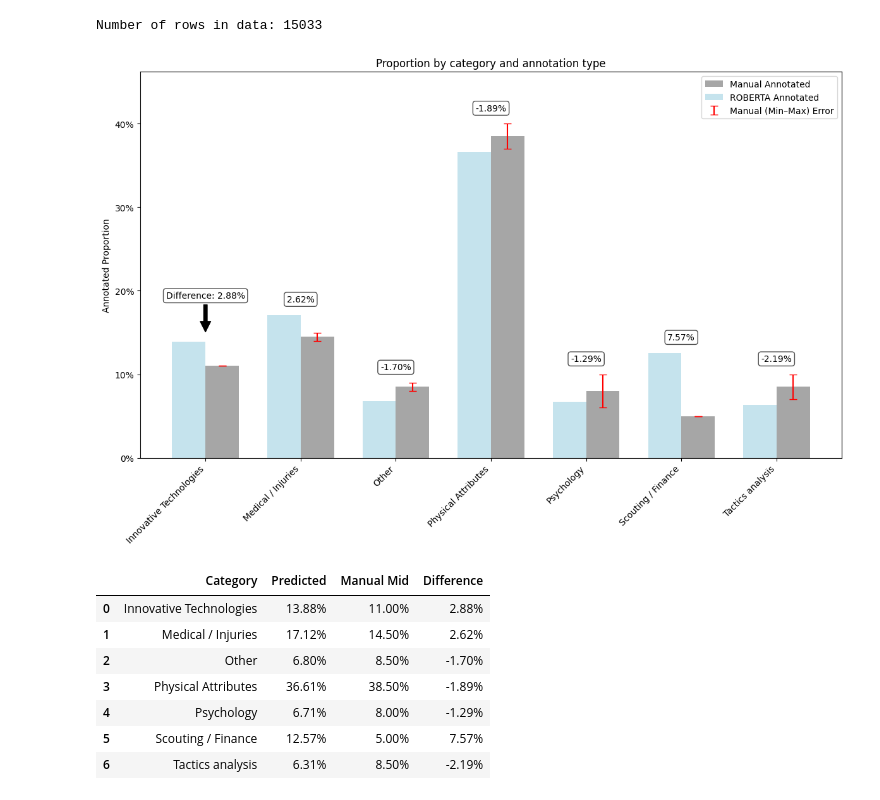
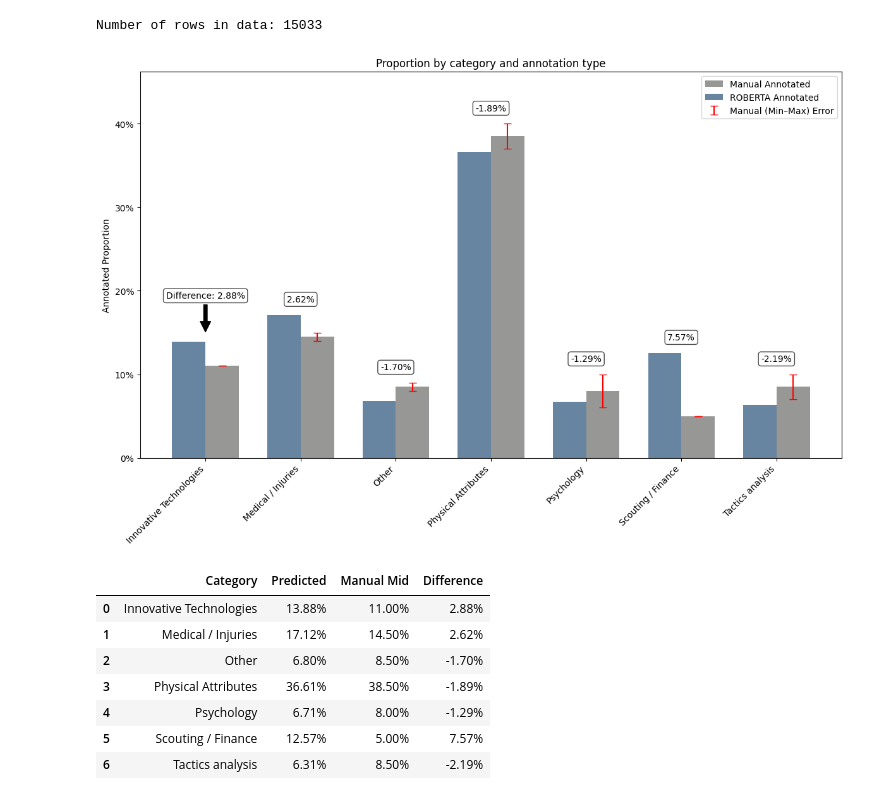
Before and after one commit to franekl/soccer-research-evolution, a Jupyter notebook: albert/KAPPA_score.ipynb, the cells around one changed output. Saved outputs shown, nothing was run; the diff lists cells and outputs as text; code cells hidden in the pictures.

Commit message:
updated the color palette for the roberta plot

```diff
--- a/albert/KAPPA_score.ipynb
+++ b/albert/KAPPA_score.ipynb
@@ -151,8 +151,8 @@ manual_mid_vals = [(mn + mx) / 2 for mn, mx in zip(manual_min_vals, manual_max_v
 errors = [(mx - mn) / 2 for mn, mx in zip(manual_min_vals, manual_max_vals)]
 
 rects1 = ax.bar(x + width/2, manual_mid_vals, width,
-                label='Manual Annotated', color='grey', alpha=0.7)
-rects2 = ax.bar(x - width/2, pred_vals, width, label='ROBERTA Annotated', color='lightblue', alpha=0.7)
+                label='Manual Annotated', color='#7d7f7c', alpha=0.8)
+rects2 = ax.bar(x - width/2, pred_vals, width, label='ROBERTA Annotated', color='#416788', alpha=0.8)
 
 ax.errorbar(x + width/2, manual_mid_vals, yerr=errors, fmt='none',
             ecolor='red', capsize=4, label='Manual (Min–Max) Error')
@@ -167,34 +167,34 @@ ax.legend()
 ax.set_ylim(0, ax.get_ylim()[1] * 1.1)
 
 for i, diff in enumerate(differences):
     diff_percent = diff * 100
     if i == 0:
         ax.annotate(
             f'Difference: {diff_percent:.2f}%',
             xy=(x[i], max(pred_vals[i], manual_max_vals[i]) + 0.01),
             xytext=(x[i], max(pred_vals[i], manual_max_vals[i]) + 0.05),
             arrowprops=dict(facecolor='black', shrink=0.05),
             ha='center',
             va='bottom',
             bbox=dict(boxstyle='round,pad=0.3', edgecolor='black', facecolor='white', alpha=0.7)
         )
     else:
         ax.annotate(
             f'{diff_percent:.2f}%',
             xy=(x[i], max(pred_vals[i], manual_max_vals[i]) + 0.01),
             xytext=(0, 3),  # 3 points vertical offset
             textcoords='offset points',
             ha='center',
             va='bottom',
             bbox=dict(boxstyle='round,pad=0.3', edgecolor='black', facecolor='white', alpha=0.7)
         )
 
 fig.tight_layout()
 plt.tight_layout()
 plt.savefig(f"kappa.jpg", dpi=400)
 plt.show()
 # %% [output]
-[figure, old version]
+[figure, new version]
 # %%
 # Create a table using pandas
 data = {
```
Also changed, not shown: 2 other files.
